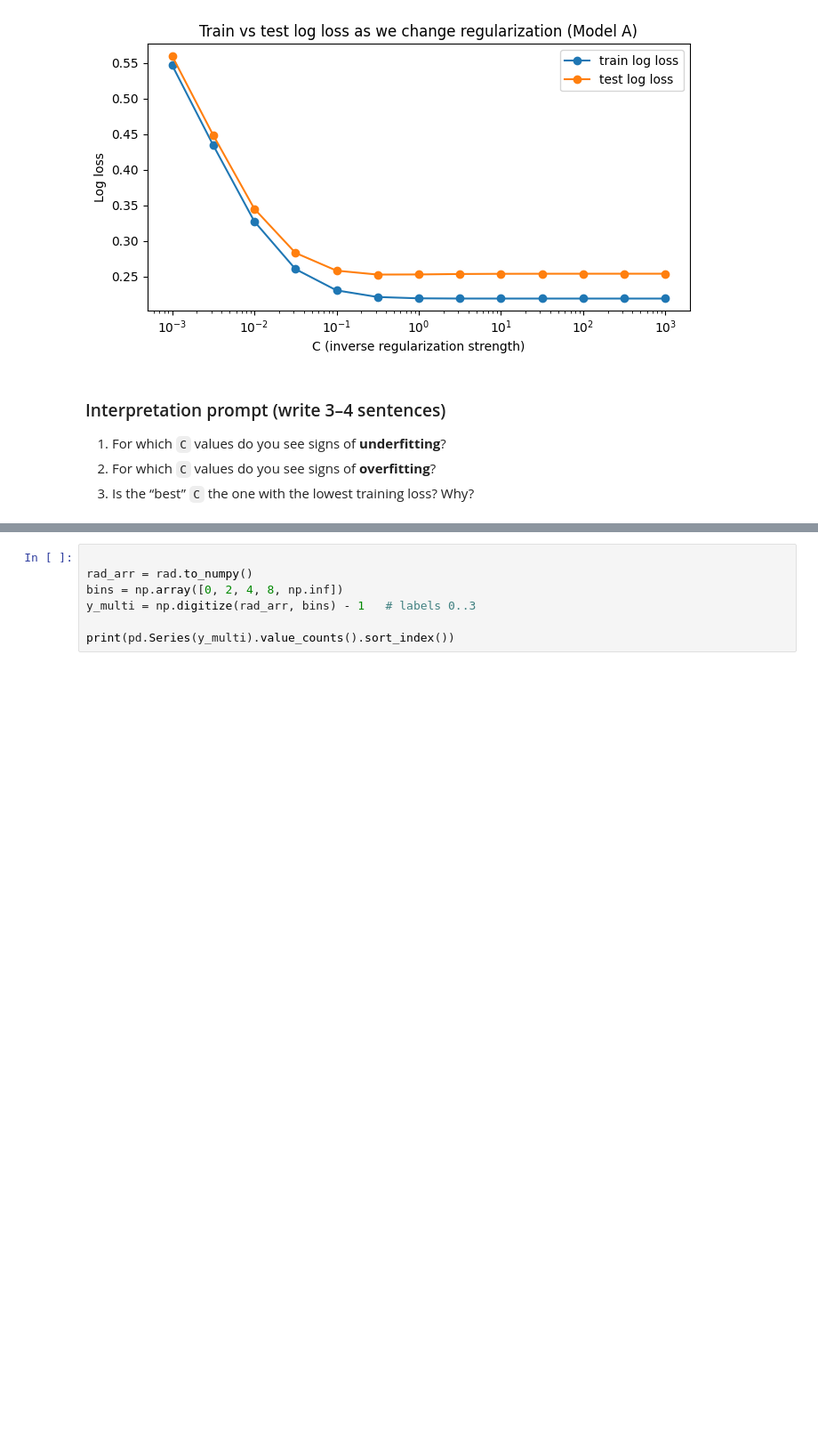
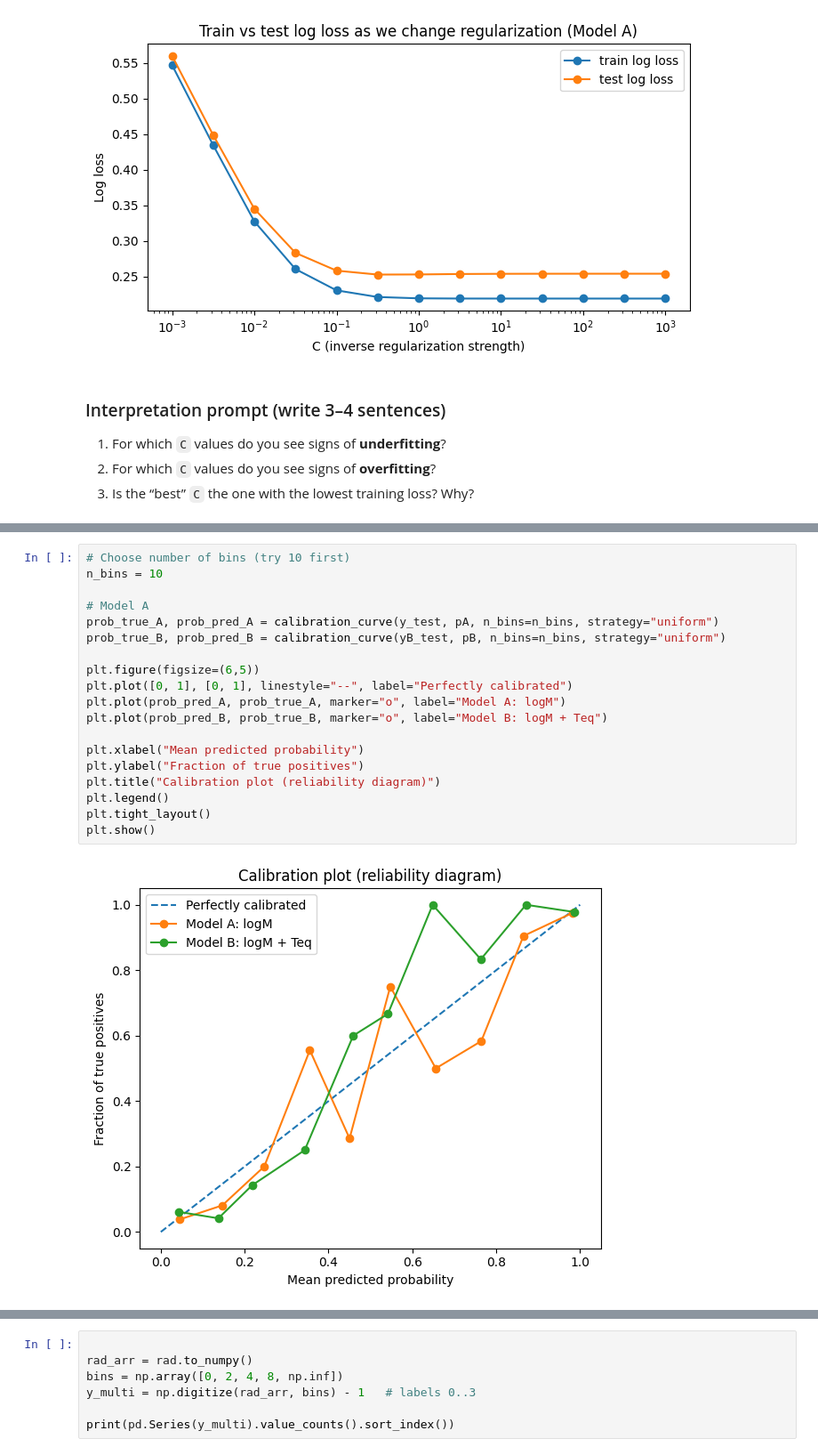
Before and after one commit to vadibekyan/ML_Astronomy_classes, a Jupyter notebook: notebooks/Class3_HandsOn_Exoplanets_Classification.ipynb, the cells around one changed output, grey strips where cells are left out. Shown at 89% size. Saved outputs shown, nothing was run; the diff lists cells and outputs as text; blank space fills up the shorter version.

Commit message:
Add Calibration plot in Class3 notebook

```diff
--- a/notebooks/Class3_HandsOn_Exoplanets_Classification.ipynb
+++ b/notebooks/Class3_HandsOn_Exoplanets_Classification.ipynb
@@ -443,0 +468,21 @@ plt.show()
+# %%
+# Choose number of bins (try 10 first)
+n_bins = 10
+
+# Model A
+prob_true_A, prob_pred_A = calibration_curve(y_test, pA, n_bins=n_bins, strategy="uniform")
+prob_true_B, prob_pred_B = calibration_curve(yB_test, pB, n_bins=n_bins, strategy="uniform")
+
+plt.figure(figsize=(6,5))
+plt.plot([0, 1], [0, 1], linestyle="--", label="Perfectly calibrated")
+plt.plot(prob_pred_A, prob_true_A, marker="o", label="Model A: logM")
+plt.plot(prob_pred_B, prob_true_B, marker="o", label="Model B: logM + Teq")
+
+plt.xlabel("Mean predicted probability")
+plt.ylabel("Fraction of true positives")
+plt.title("Calibration plot (reliability diagram)")
+plt.legend()
+plt.tight_layout()
+plt.show()
+# %% [output]
+[figure, added]
```
Also changed, not shown: parts of 6 cells of this notebook.
